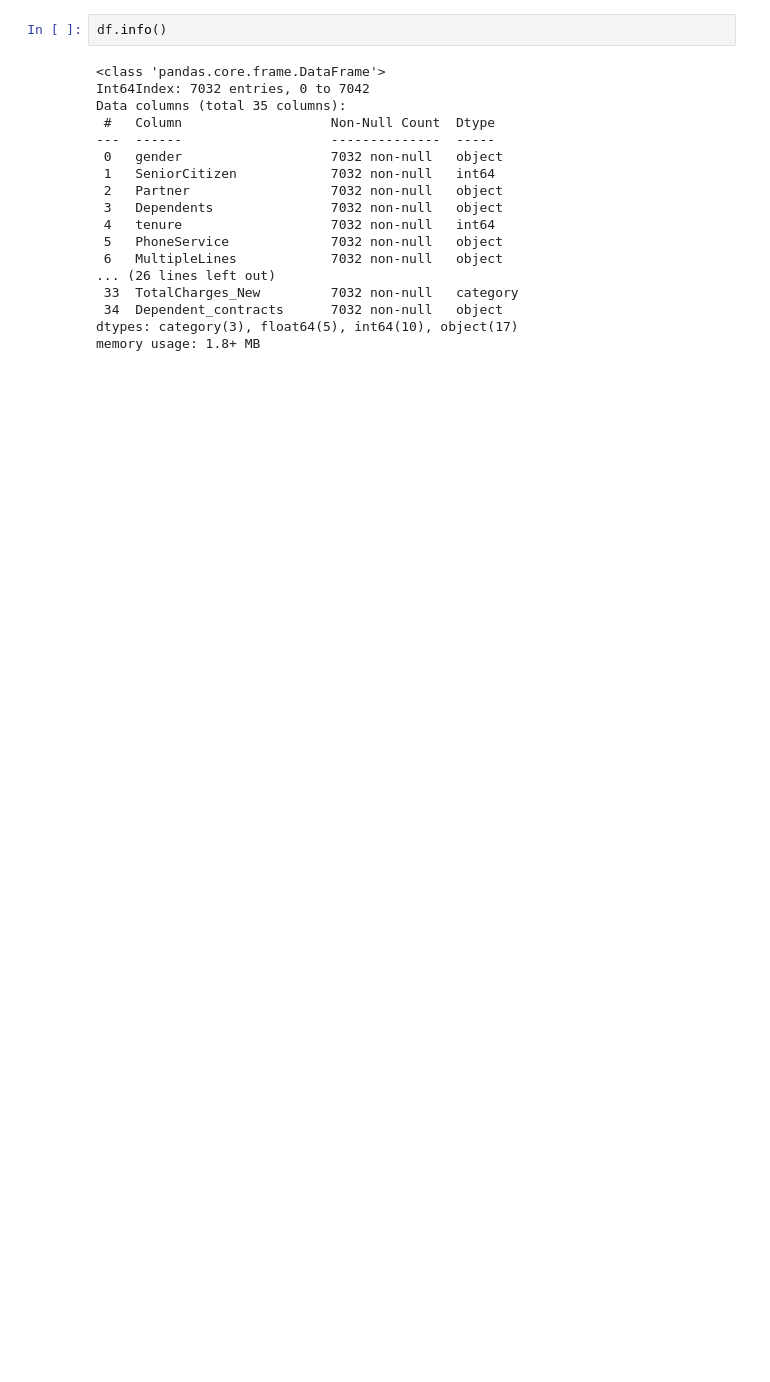
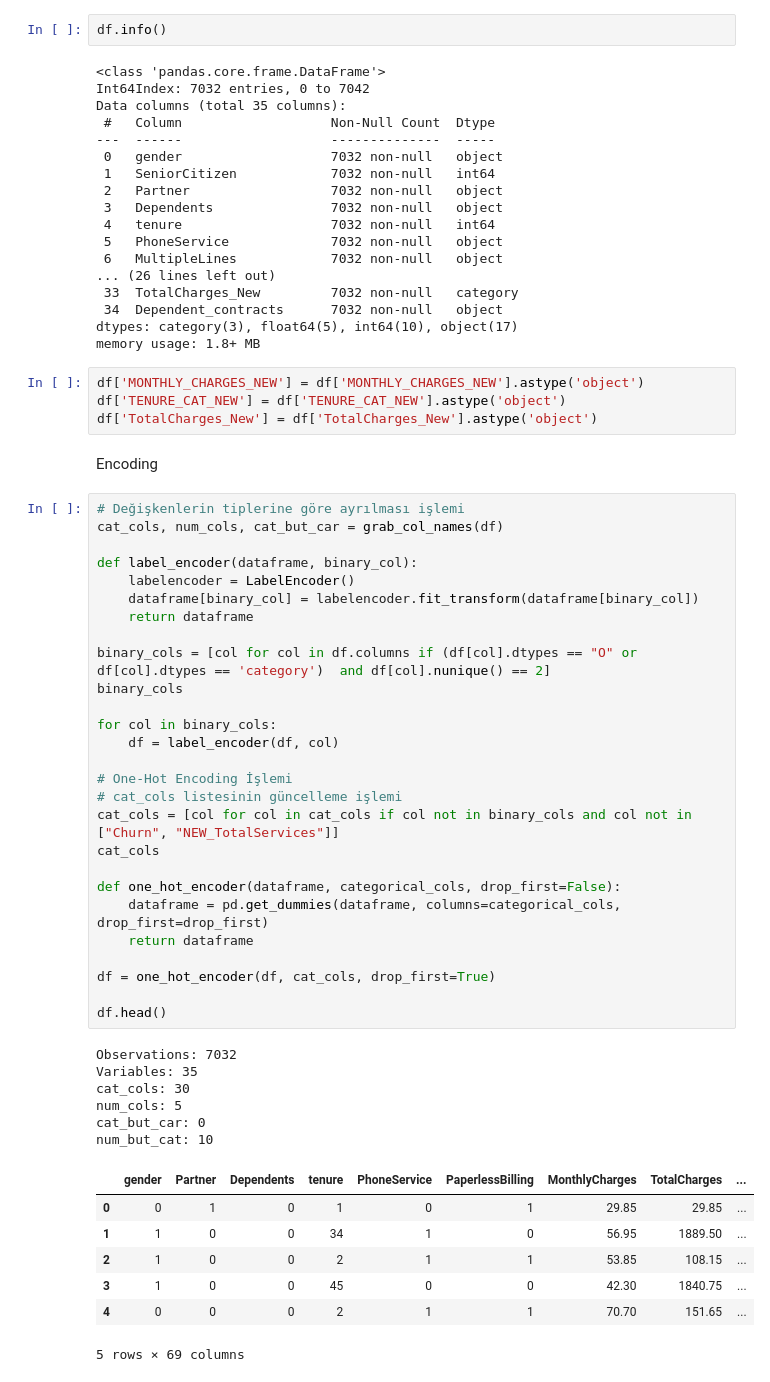
Before and after one commit to nekodu/IBMChurn-XGBoost, a Jupyter notebook: xgboost.ipynb, the cells around one changed output. Drawn from its saved outputs; the diff is of its cells as text; blank space fills up the shorter version.

```diff
--- a/xgboost.ipynb
+++ b/xgboost.ipynb
@@ -319,3 +321,50 @@ Data columns (total 35 columns):
  34  Dependent_contracts      7032 non-null   object
 dtypes: category(3), float64(5), int64(10), object(17)
 memory usage: 1.8+ MB
+# %%
+df['MONTHLY_CHARGES_NEW'] = df['MONTHLY_CHARGES_NEW'].astype('object')
+df['TENURE_CAT_NEW'] = df['TENURE_CAT_NEW'].astype('object')
+df['TotalCharges_New'] = df['TotalCharges_New'].astype('object')
+# %% [markdown]
+Encoding
+# %%
+# Değişkenlerin tiplerine göre ayrılması işlemi
+cat_cols, num_cols, cat_but_car = grab_col_names(df)
+
+def label_encoder(dataframe, binary_col):
+    labelencoder = LabelEncoder()
+    dataframe[binary_col] = labelencoder.fit_transform(dataframe[binary_col])
+    return dataframe
+
+binary_cols = [col for col in df.columns if (df[col].dtypes == "O" or df[col].dtypes == 'category')  and df[col].nunique() == 2]
+binary_cols
+
+for col in binary_cols:
+    df = label_encoder(df, col)
+
+# One-Hot Encoding İşlemi
+# cat_cols listesinin güncelleme işlemi
+cat_cols = [col for col in cat_cols if col not in binary_cols and col not in ["Churn", "NEW_TotalServices"]]
+cat_cols
+
+def one_hot_encoder(dataframe, categorical_cols, drop_first=False):
+    dataframe = pd.get_dummies(dataframe, columns=categorical_cols, drop_first=drop_first)
+    return dataframe
+
+df = one_hot_encoder(df, cat_cols, drop_first=True)
+
+df.head()
+# %% [output]
+Observations: 7032
+Variables: 35
+cat_cols: 30
+num_cols: 5
+cat_but_car: 0
+num_but_cat: 10
+|  | gender | Partner | Dependents | tenure | PhoneService | PaperlessBilling | MonthlyCharges | TotalCharges | ... |
+| 0 | 0 | 1 | 0 | 1 | 0 | 1 | 29.85 | 29.85 | ... |
+| 1 | 1 | 0 | 0 | 34 | 1 | 0 | 56.95 | 1889.50 | ... |
+| 2 | 1 | 0 | 0 | 2 | 1 | 1 | 53.85 | 108.15 | ... |
+| 3 | 1 | 0 | 0 | 45 | 0 | 0 | 42.30 | 1840.75 | ... |
+| 4 | 0 | 0 | 0 | 2 | 1 | 1 | 70.70 | 151.65 | ... |
+5 rows × 69 columns
```
Also changed, not shown: parts of 38 cells of this notebook, 1 other file.
